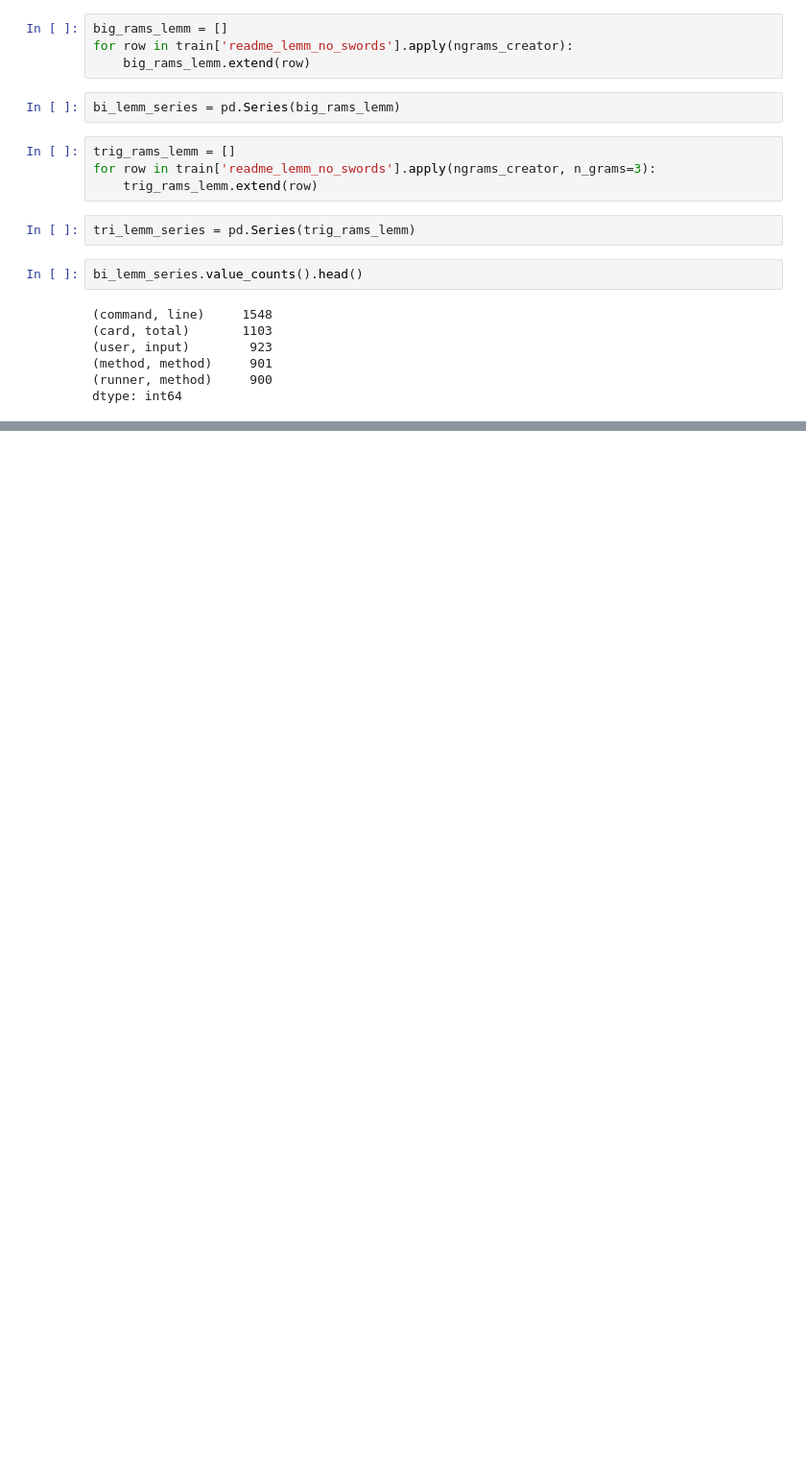
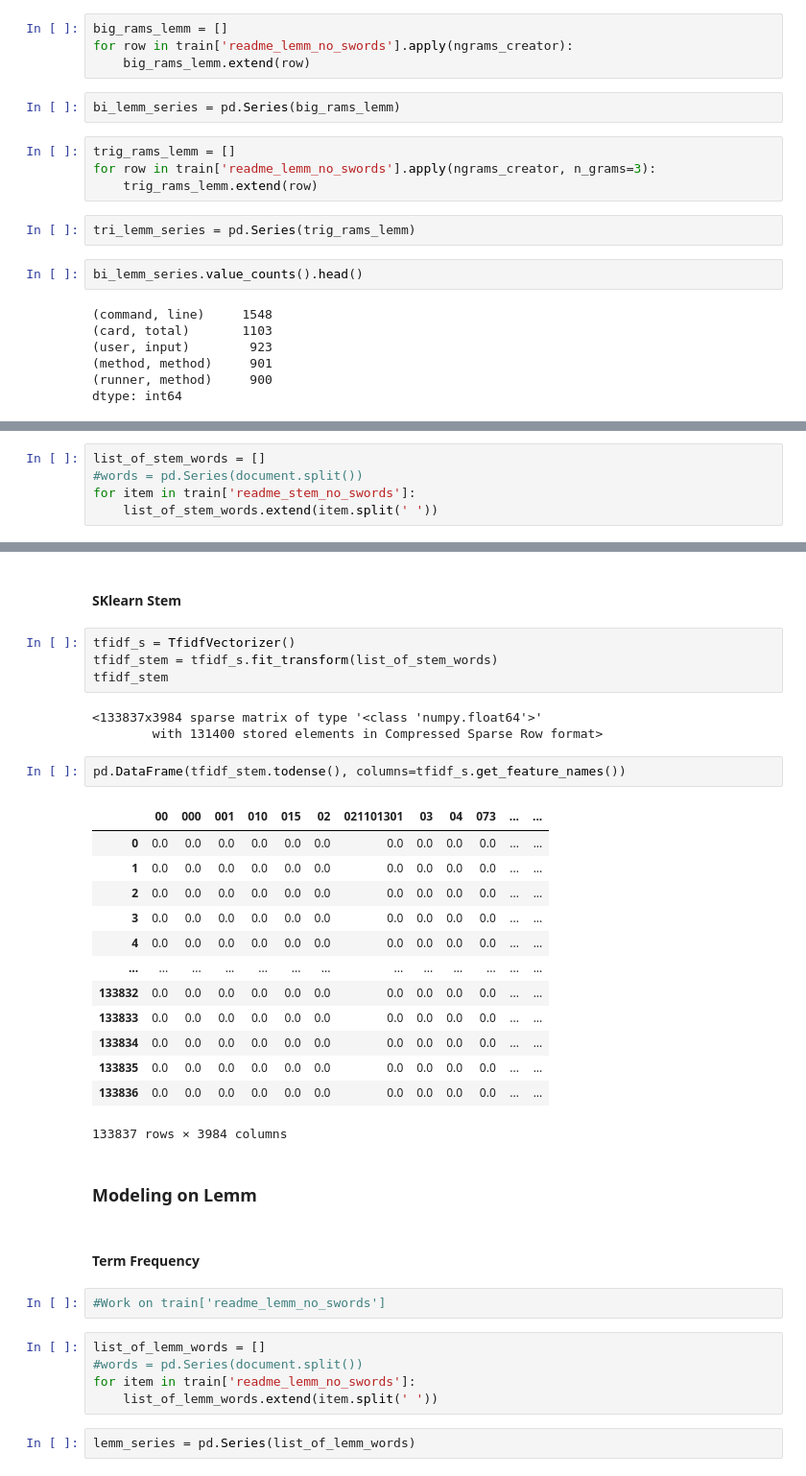
Before and after one commit to Speakeasy-Casino/ace-archives, a Jupyter notebook: joshs-sketchpad.ipynb, the cells around one changed output, grey strips where cells are left out. Shown at 96% size. Saved outputs shown, nothing was run; the diff lists cells and outputs as text; blank space fills up the shorter version.

```diff
--- a/joshs-sketchpad.ipynb
+++ b/joshs-sketchpad.ipynb
@@ -220,0 +244,5 @@ dtype: int64
+# %%
+list_of_stem_words = []
+#words = pd.Series(document.split())
+for item in train['readme_stem_no_swords']:
+    list_of_stem_words.extend(item.split(' '))
@@ -220,0 +293,38 @@ dtype: int64
+# %% [markdown]
+#### SKlearn Stem
+# %%
+tfidf_s = TfidfVectorizer()
+tfidf_stem = tfidf_s.fit_transform(list_of_stem_words)
+tfidf_stem
+# %% [output]
+<133837x3984 sparse matrix of type '<class 'numpy.float64'>'
+        with 131400 stored elements in Compressed Sparse Row format>
+# %%
+pd.DataFrame(tfidf_stem.todense(), columns=tfidf_s.get_feature_names())
+# %% [output]
+|  | 00 | 000 | 001 | 010 | 015 | 02 | 021101301 | 03 | 04 | 073 | ... | ... |
+| 0 | 0.0 | 0.0 | 0.0 | 0.0 | 0.0 | 0.0 | 0.0 | 0.0 | 0.0 | 0.0 | ... | ... |
+| 1 | 0.0 | 0.0 | 0.0 | 0.0 | 0.0 | 0.0 | 0.0 | 0.0 | 0.0 | 0.0 | ... | ... |
+| 2 | 0.0 | 0.0 | 0.0 | 0.0 | 0.0 | 0.0 | 0.0 | 0.0 | 0.0 | 0.0 | ... | ... |
+| 3 | 0.0 | 0.0 | 0.0 | 0.0 | 0.0 | 0.0 | 0.0 | 0.0 | 0.0 | 0.0 | ... | ... |
+| 4 | 0.0 | 0.0 | 0.0 | 0.0 | 0.0 | 0.0 | 0.0 | 0.0 | 0.0 | 0.0 | ... | ... |
+| ... | ... | ... | ... | ... | ... | ... | ... | ... | ... | ... | ... | ... |
+| 133832 | 0.0 | 0.0 | 0.0 | 0.0 | 0.0 | 0.0 | 0.0 | 0.0 | 0.0 | 0.0 | ... | ... |
+| 133833 | 0.0 | 0.0 | 0.0 | 0.0 | 0.0 | 0.0 | 0.0 | 0.0 | 0.0 | 0.0 | ... | ... |
+| 133834 | 0.0 | 0.0 | 0.0 | 0.0 | 0.0 | 0.0 | 0.0 | 0.0 | 0.0 | 0.0 | ... | ... |
+| 133835 | 0.0 | 0.0 | 0.0 | 0.0 | 0.0 | 0.0 | 0.0 | 0.0 | 0.0 | 0.0 | ... | ... |
+| 133836 | 0.0 | 0.0 | 0.0 | 0.0 | 0.0 | 0.0 | 0.0 | 0.0 | 0.0 | 0.0 | ... | ... |
+133837 rows × 3984 columns
+# %% [markdown]
+### Modeling on Lemm
+# %% [markdown]
+#### Term Frequency
+# %%
+#Work on train['readme_lemm_no_swords']
+# %%
+list_of_lemm_words = []
+#words = pd.Series(document.split())
+for item in train['readme_lemm_no_swords']:
+    list_of_lemm_words.extend(item.split(' '))
+# %%
+lemm_series = pd.Series(list_of_lemm_words)
```
Also changed, not shown: parts of 50 cells of this notebook, 1 other file.
